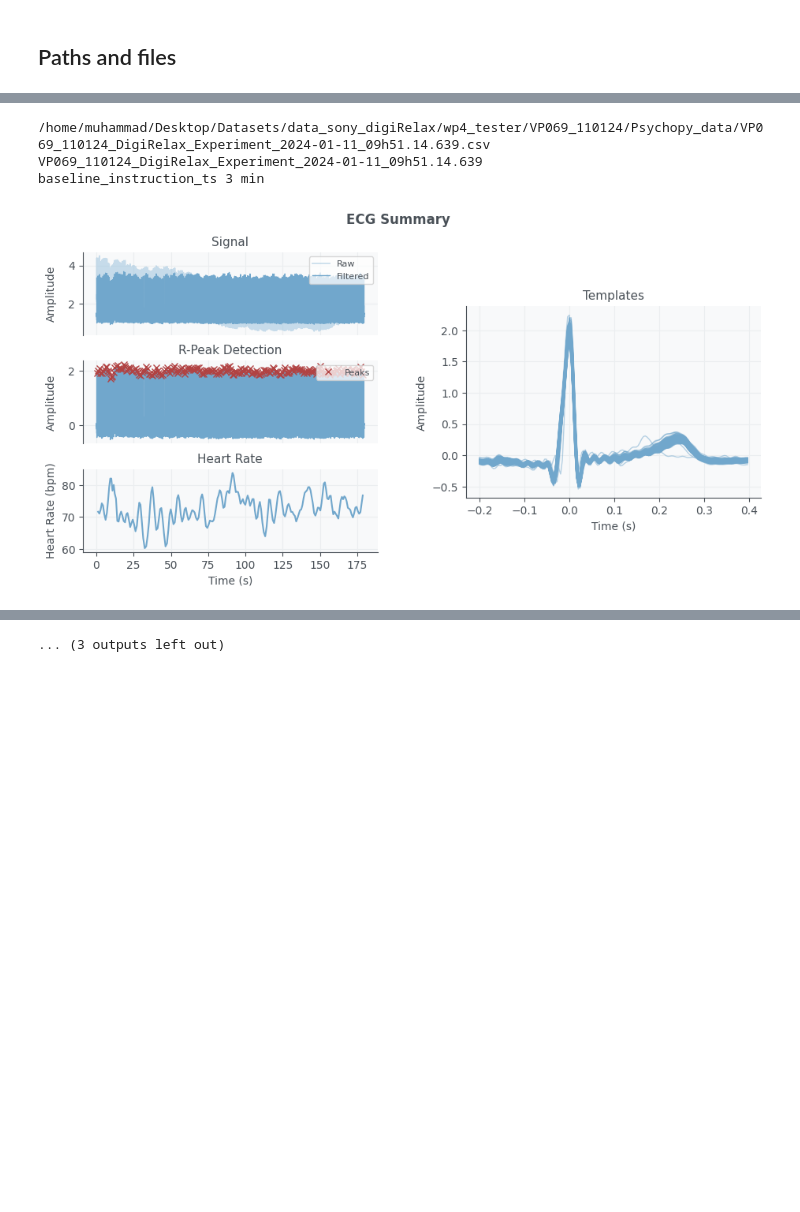
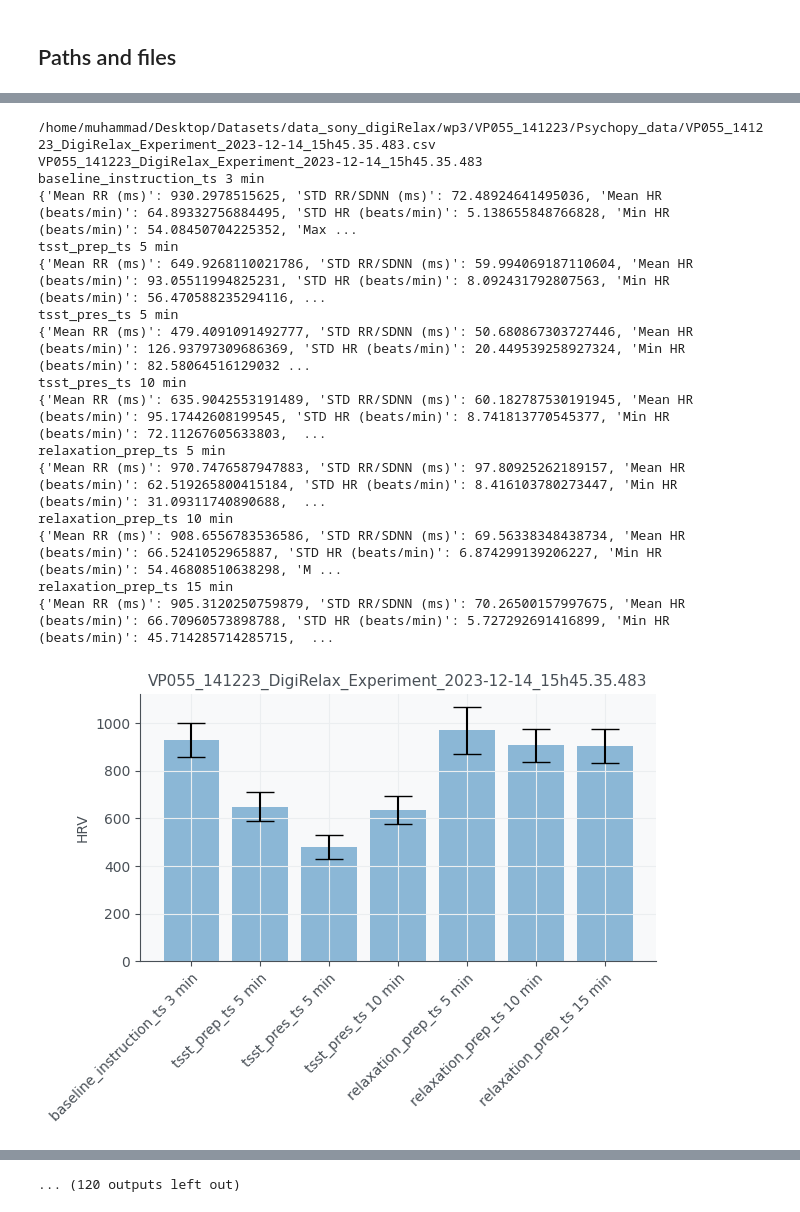
Before and after one commit to saifhanjra/tester_sony_digirelax, a Jupyter notebook: scripts/wp4/wp4_hrv_clean.ipynb, the cells around one changed output, grey strips where cells are left out. Saved outputs shown, nothing was run; the diff lists cells and outputs as text; code cells hidden in the pictures; blank space fills up the shorter version.

```diff
--- a/scripts/wp4/wp4_hrv_clean.ipynb
+++ b/scripts/wp4/wp4_hrv_clean.ipynb
@@ -142,3 +144,18 @@ def col_from_str_float (df, col_name):
+# %%
+def plot_mean_std(mean_list, std_list, label_list, title_figure, y_label_fig):
+    x_pos = np.arange(len(label_list))
+    fig, ax = plt.subplots()
+    ax.bar(x_pos, mean_list, yerr=std_list, align='center', alpha=0.5, capsize=10 )
+    ax.set_ylabel(y_label_fig)
+    ax.set_xticks(x_pos)
+    ax.set_xticklabels(label_list, rotation=45, ha='right', rotation_mode='anchor')
+    #title_ax = "VP001_251023_Session1_Shimmer_FBA7_Calibrated_SD"
+    ax.set_title(title_figure)
+    ax.yaxis.grid(True)
+    #plt.ylim(0, 1)
+    plt.tight_layout()
+    plt.show()
+    return fig
 # %% [markdown]
 ## HRV: Time Domain Analysis
 # %%
@@ -308,7 +325,7 @@ def get_mean_std_event_list(psychopy_df, shimmer_df_selected, event_interest_lis
 
 
 
-    ##---outer loop to hnadle muultiple offsets from the selected events
+    ##---outer loop to handle muultiple offsets from the selected events
     for ind, event_selected in enumerate(event_interest_list_new):
 
         offset_list_selected_event = offset_min_list_new[ind]
@@ -352,7 +369,7 @@ def get_mean_std_event_list(psychopy_df, shimmer_df_selected, event_interest_lis
 
             ecg_slice = ecg_df_ii.heartrate
 
-            out = ecg.ecg(signal=ecg_slice, sampling_rate=256, show=True,interactive=False)
+            out = ecg.ecg(signal=ecg_slice, sampling_rate=256, show=False,interactive=False)
 
             r_peaks = out["rpeaks"]
 
@@ -400,7 +417,7 @@ def get_mean_std_event_list(psychopy_df, shimmer_df_selected, event_interest_lis
 # %% [markdown]
 ## Paths and files
 # %%
-data_dir_path = "/home/muhammad/Desktop/Datasets/data_sony_digiRelax/wp4_tester"
+data_dir_path = "/home/muhammad/Desktop/Datasets/data_sony_digiRelax/wp3"
 #data_dir_path = "D:/Datasets/data_sony_digiRelax/study"
 sub_dirs=next(os.walk(data_dir_path))[1]
 # %%
@@ -444,33 +477,53 @@ for sub_dir in sub_dirs:
             hr_shimmer_path = sh_file
 
     fol_path, file_name=os.path.split(psychopy_file_path)
     sub_id=file_name[:-4]
     print(sub_id)
 
     ## heart rate
     timestamp_hr_col = "Shimmer_6B1E_Timestamp_Unix_CAL"
     ecg_col_name = "Shimmer_6B1E_ECG_LL-LA_24BIT_CAL"
 
     hr_df=read_shimmer_sensor(hr_shimmer_path)
     hr_df = standardize_timestamps_shimmer(hr_df, timestamp_hr_col)
 
     selected_ecg_df = hr_df[[timestamp_hr_col, ecg_col_name]]
     selected_ecg_df = selected_ecg_df.copy()
     selected_ecg_df['heartrate'] = selected_ecg_df[ecg_col_name]
     selected_ecg_df=col_from_str_float(selected_ecg_df, "heartrate")
 
     mean_hrv_list,std_hrv_list, event_interets_plot, all_rr_one_list, all_rr_sublist =  get_mean_std_event_list(psychopy_df, selected_ecg_df, event_interest_list_new, offset_min_list_new, timestamp_hr_col, "heartrate")
 
+
+    title_figure = "HRV"
+    y_label_fig = "HRV"
+    plot_mean_std(mean_hrv_list, std_hrv_list, event_interets_plot, sub_id, y_label_fig)
+
+
+
     #norm_mean_hrv, norm_std_hrv = min_max_norm(all_rr_one_list, all_rr_sublist)
 
     #export_dict= {"subject_id":sub_id , 'event_interst': event_interets_plot, "mean_hrv":mean_hrv_list , "std_hrv": std_hrv_list , "norm_mean_hrv":norm_mean_hrv,  "norm_std_hrv": norm_std_hrv}
 
 
     #dest_path_csv = os.path.join(comp_dest_path,file_name)
     #df_export = pd.DataFrame.from_dict(export_dict)
     #df_export.to_csv(dest_path_csv)
 # %% [output]
-/home/muhammad/Desktop/Datasets/data_sony_digiRelax/wp4_tester/VP069_110124/Psychopy_data/VP069_110124_DigiRelax_Experiment_2024-01-11_09h51.14.639.csv
-VP069_110124_DigiRelax_Experiment_2024-01-11_09h51.14.639
+/home/muhammad/Desktop/Datasets/data_sony_digiRelax/wp3/VP055_141223/Psychopy_data/VP055_141223_DigiRelax_Experiment_2023-12-14_15h45.35.483.csv
+VP055_141223_DigiRelax_Experiment_2023-12-14_15h45.35.483
 baseline_instruction_ts 3 min
+{'Mean RR (ms)': 930.2978515625, 'STD RR/SDNN (ms)': 72.48924641495036, 'Mean HR (beats/min)': 64.89332756884495, 'STD HR (beats/min)': 5.138655848766828, 'Min HR (beats/min)': 54.08450704225352, 'Max ...
+tsst_prep_ts 5 min
+{'Mean RR (ms)': 649.9268110021786, 'STD RR/SDNN (ms)': 59.994069187110604, 'Mean HR (beats/min)': 93.05511994825231, 'STD HR (beats/min)': 8.092431792807563, 'Min HR (beats/min)': 56.470588235294116, ...
+tsst_pres_ts 5 min
+{'Mean RR (ms)': 479.4091091492777, 'STD RR/SDNN (ms)': 50.680867303727446, 'Mean HR (beats/min)': 126.93797309686369, 'STD HR (beats/min)': 20.449539258927324, 'Min HR (beats/min)': 82.58064516129032 ...
+tsst_pres_ts 10 min
+{'Mean RR (ms)': 635.9042553191489, 'STD RR/SDNN (ms)': 60.182787530191945, 'Mean HR (beats/min)': 95.17442608199545, 'STD HR (beats/min)': 8.741813770545377, 'Min HR (beats/min)': 72.11267605633803,  ...
+relaxation_prep_ts 5 min
+{'Mean RR (ms)': 970.7476587947883, 'STD RR/SDNN (ms)': 97.80925262189157, 'Mean HR (beats/min)': 62.519265800415184, 'STD HR (beats/min)': 8.416103780273447, 'Min HR (beats/min)': 31.09311740890688,  ...
+relaxation_prep_ts 10 min
+{'Mean RR (ms)': 908.6556783536586, 'STD RR/SDNN (ms)': 69.56338348438734, 'Mean HR (beats/min)': 66.5241052965887, 'STD HR (beats/min)': 6.874299139206227, 'Min HR (beats/min)': 54.46808510638298, 'M ...
+relaxation_prep_ts 15 min
+{'Mean RR (ms)': 905.3120250759879, 'STD RR/SDNN (ms)': 70.26500157997675, 'Mean HR (beats/min)': 66.70960573898788, 'STD HR (beats/min)': 5.727292691416899, 'Min HR (beats/min)': 45.714285714285715,  ...
-[figure, old version]
+[figure, new version]
@@ -492 +615 @@ relaxation_prep_ts 10 min
-... (3 outputs left out)
+... (120 outputs left out)
```
Also changed, not shown: parts of 5 cells of this notebook.
